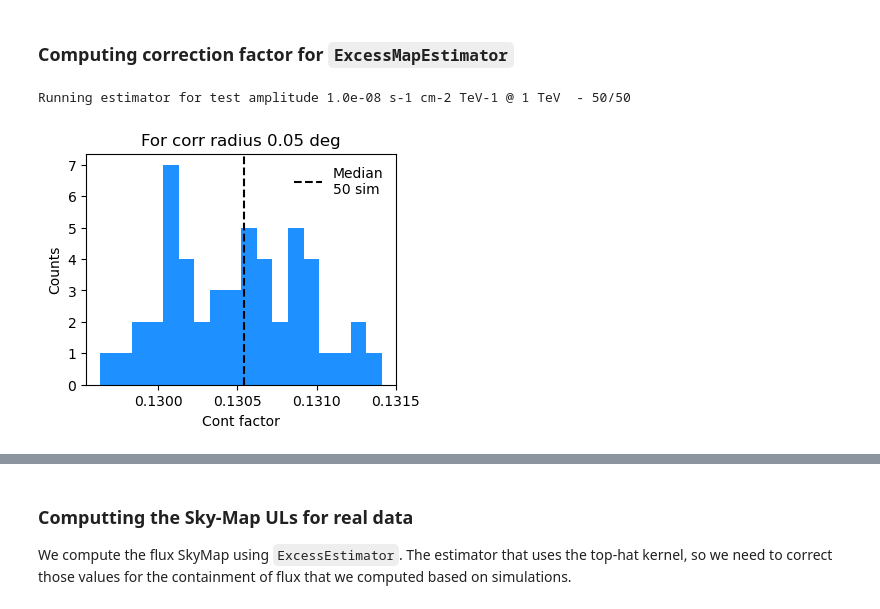
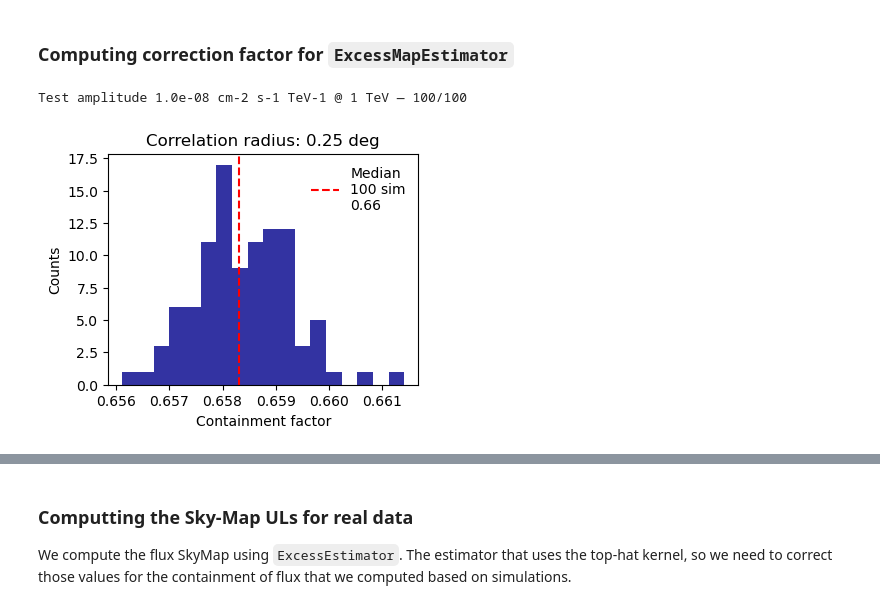
Before and after one commit to juanjq/gw-gamma-global-uls, a Jupyter notebook: notebook_sim.ipynb, the cells around one changed output, grey strips where cells are left out. Saved outputs shown, nothing was run; the diff lists cells and outputs as text; code cells hidden in the pictures.

```diff
--- a/notebook_sim.ipynb
+++ b/notebook_sim.ipynb
@@ -78,7 +70,7 @@ bkg_type = "baccmod" # baccmod or pybkgmodel
 # Binning: energy and offset
 e_min, e_max, e_bins = 0.15 * u.TeV, 0.6 * u.TeV, 4.5
 o_min, o_max, o_bins = 0 * u.deg, 2.5 * u.deg, 5 # Offset binning
-correlation_radius = 0.05 * u.deg
+correlation_radius = 0.25 * u.deg
 # %%
 # source_name = "S240615dg"
 # source_coord = SkyCoord(ra=7.53, dec=45.81, unit="deg")
@@ -566,49 +487,40 @@ utils.summary_maps(
 ### Computing correction factor for `ExcessMapEstimator`
 # %%
 %%time
-nsim_test = 50
-test_amplitud = 1e-8 # s-1 cm-2 TeV-1 @ 1 TeV
-
-model_source = Models([
-    SkyModel(
-        spatial_model = PointSpatialModel.from_position(coord_center),
-        spectral_model = PowerLawSpectralModel(
-            index=2, amplitude=f"{test_amplitud} cm-2 s-1 TeV-1", reference="1 TeV"
-        ),
-        temporal_model = ConstantTemporalModel(),
-        name="model-simulated-test",
-    )
-])
+# --- Source Model ---
+nsim_test     = 100
+test_amplitud = 1e-8  # cm-2 s-1 TeV-1 @ 1 TeV
+model_source  = Models([SkyModel(
+    spatial_model  = PointSpatialModel.from_position(coord_center),
+    spectral_model = PowerLawSpectralModel(index=2, amplitude=f"{test_amplitud} cm-2 s-1 TeV-1", reference="1 TeV"),
+    temporal_model = ConstantTemporalModel(),
+    name           = "model-simulated-test",
+)])
 true_flux_int = model_source[0].spectral_model.integral(
     excess_estimator.energy_edges[0], excess_estimator.energy_edges[-1]
 )
+
+# --- Containment Loop ---
 containment_fluxes_test = []
 for k in range(nsim_test):
     dataset_test = copy.deepcopy(dataset_stacked_simulated)
-
     dataset_test.models = model_source
     dataset_test.fake()
     dataset_test.models = None
+    print(f"Test amplitude {test_amplitud:.1e} cm-2 s-1 TeV-1 @ 1 TeV — {k+1}/{nsim_test}", end="\r")
 
-    str_test = f"Running estimator for test amplitude {test_amplitud:.1e}"
-    print(f"{str_test} s-1 cm-2 TeV-1 @ 1 TeV  - {k+1}/{nsim_test}", end="\r")
-    result_test = excess_estimator.run(dataset=dataset_test)
+    result_test    = excess_estimator.run(dataset=dataset_test)
+    central_index  = (0, len(result_test.flux.data[0][0])//2, len(result_test.flux.data[0].T[0])//2)
+    containment_fluxes_test.append(result_test.flux.data[central_index] / (u.cm**2) / u.s / true_flux_int)
 
-    central_index = (
-        0, len(result_test.flux.data[0][0])//2, len((result_test.flux.data[0]).T[0])//2
-    )
-    containment_fluxes_test.append(
-        result_test.flux.data[central_index]/(u.cm**2)/u.s / true_flux_int
-    )
-
+# --- Plot ---
 containment_factor = np.median(containment_fluxes_test)
-
 fig, ax = plt.subplots(figsize=(4, 3))
-ax.hist(containment_fluxes_test, 18, color="dodgerblue")
-ax.axvline(containment_factor, color="k", ls="--", label=f"Median\n{nsim_test} sim")
-ax.set(xlabel="Cont factor", ylabel="Counts", title=f"For corr radius {correlation_radius}")
+ax.hist(containment_fluxes_test, 18, color="darkblue", alpha=0.8)
+ax.axvline(containment_factor, color="r", ls="--", label=f"Median\n{nsim_test} sim\n{containment_factor:.2f}")
+ax.set(xlabel="Containment factor", ylabel="Counts", title=f"Correlation radius: {correlation_radius}")
 ax.legend(frameon=False)
 plt.show()
 # %% [output]
-Running estimator for test amplitude 1.0e-08 s-1 cm-2 TeV-1 @ 1 TeV  - 50/50
+Test amplitude 1.0e-08 cm-2 s-1 TeV-1 @ 1 TeV — 100/100
-[figure, old version]
+[figure, new version]
```
Also changed, not shown: parts of 42 cells of this notebook, 5 other files.
